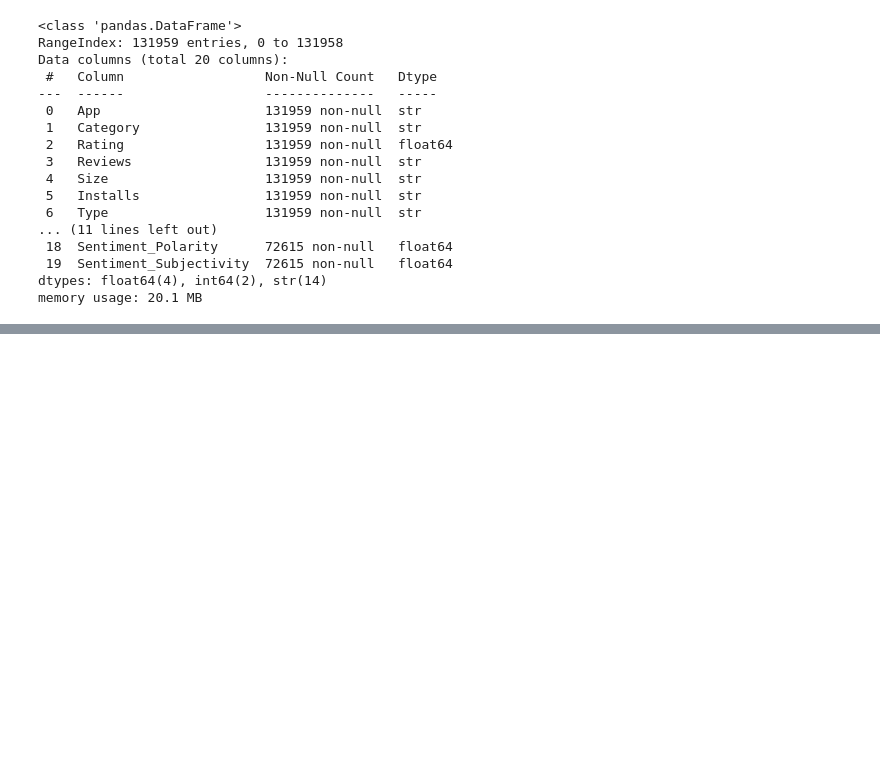
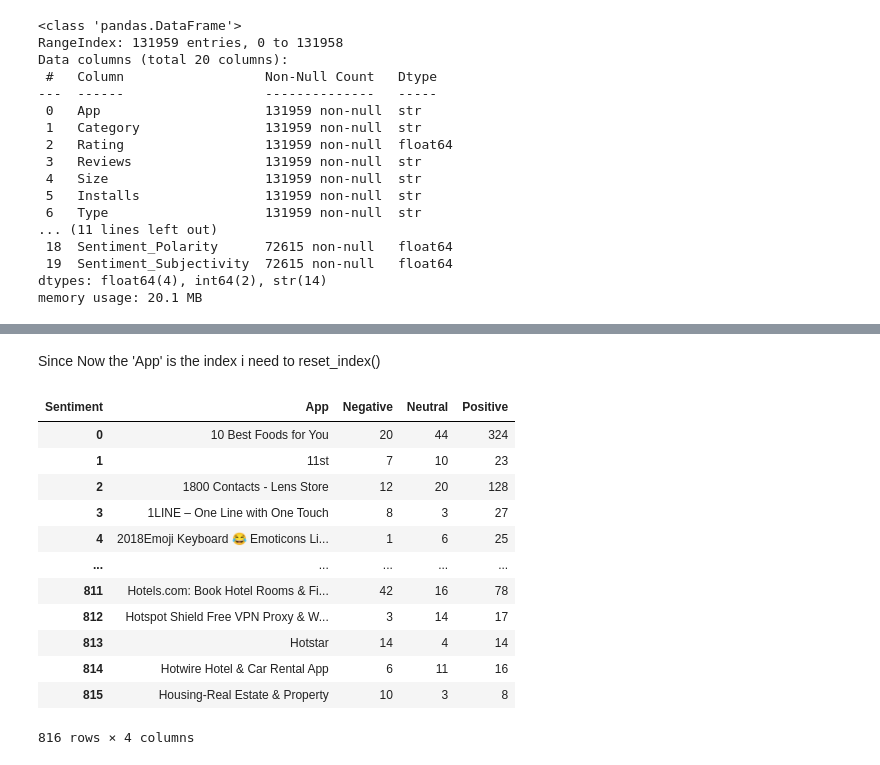
Before and after one commit to ChaLinP/data-analysis-with-pandas, a Jupyter notebook: 05-google-play-store-analysis/notebook.ipynb, the cells around one changed output, grey strips where cells are left out. Drawn from its saved outputs; the diff is of its cells as text; code cells hidden in the pictures; blank space fills up the shorter version.

```diff
--- a/05-google-play-store-analysis/notebook.ipynb
+++ b/05-google-play-store-analysis/notebook.ipynb
@@ -841,0 +834,18 @@ sentiment_count.head()
+# %% [markdown]
+Since Now the 'App' is the index i need to reset_index()
+# %%
+pd.crosstab(playstore_reviews['App'],playstore_reviews['Sentiment']).reset_index()
+# %% [output]
+| Sentiment | App | Negative | Neutral | Positive |
+| 0 | 10 Best Foods for You | 20 | 44 | 324 |
+| 1 | 11st | 7 | 10 | 23 |
+| 2 | 1800 Contacts - Lens Store | 12 | 20 | 128 |
+| 3 | 1LINE – One Line with One Touch | 8 | 3 | 27 |
+| 4 | 2018Emoji Keyboard 😂 Emoticons Li... | 1 | 6 | 25 |
+| ... | ... | ... | ... | ... |
+| 811 | Hotels.com: Book Hotel Rooms & Fi... | 42 | 16 | 78 |
+| 812 | Hotspot Shield Free VPN Proxy & W... | 3 | 14 | 17 |
+| 813 | Hotstar | 14 | 4 | 14 |
+| 814 | Hotwire Hotel & Car Rental App | 6 | 11 | 16 |
+| 815 | Housing-Real Estate & Property | 10 | 3 | 8 |
+816 rows × 4 columns
```
Also changed, not shown: parts of 29 cells of this notebook.
